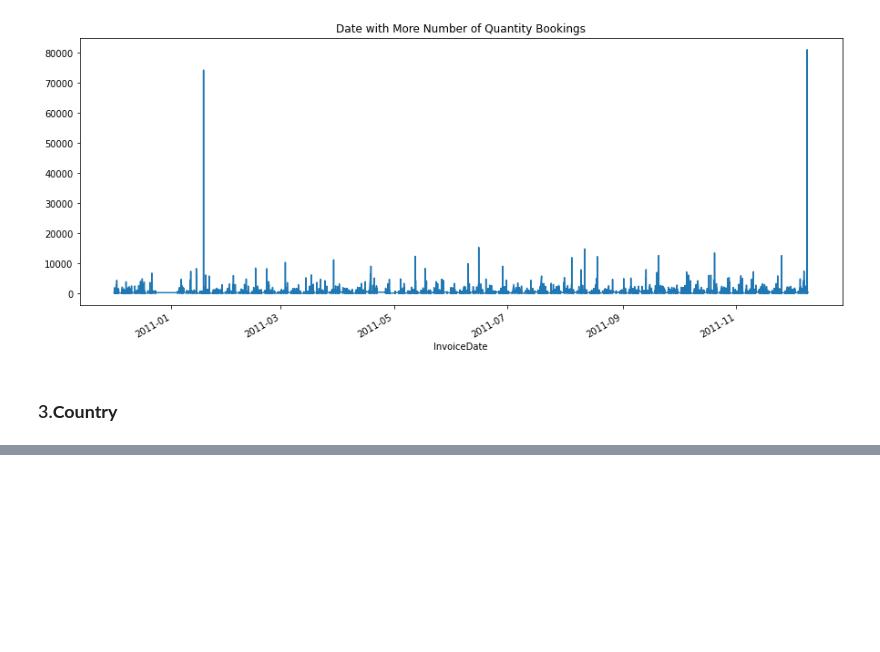
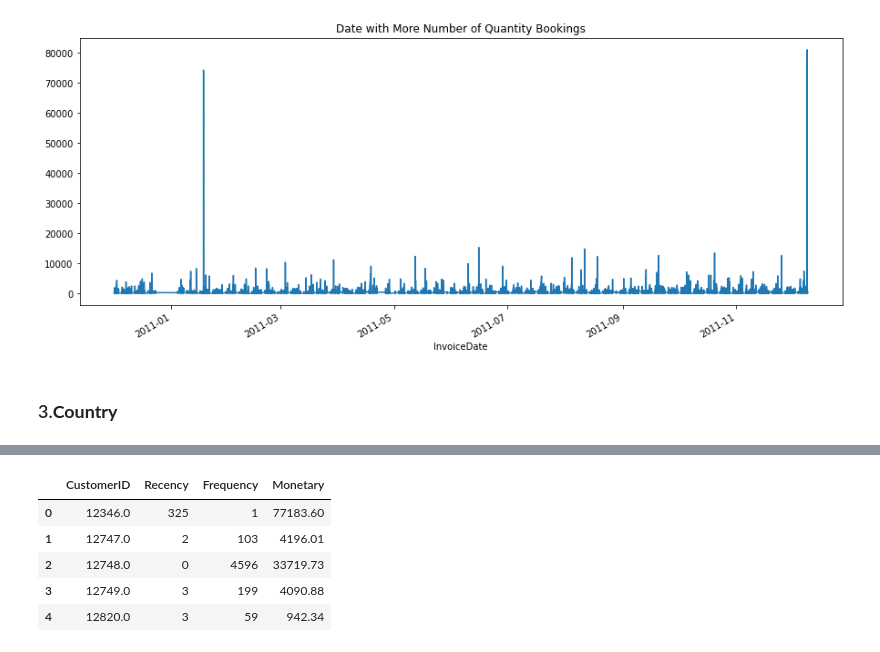
Before and after one commit to Deven876/Customer-Segmentation, a Jupyter notebook: Customer_Segmentation.ipynb, the cells around one changed output, grey strips where cells are left out. Saved outputs shown, nothing was run; the diff lists cells and outputs as text; code cells hidden in the pictures; blank space fills up the shorter version.

```diff
--- a/Customer_Segmentation.ipynb
+++ b/Customer_Segmentation.ipynb
@@ -211,0 +239,25 @@ plt.show()
+# %%
+import datetime as dt
+
+#Set Latest date 2011-12-10 as last invoice date was 2011-12-09. This is to calculate the number of days from recent purchase
+Latest_Date = dt.datetime(2011,12,10)
+
+#Create RFM Modelling scores for each customer
+RFMScores = data.groupby('CustomerID').agg({'InvoiceDate': lambda x: (Latest_Date - x.max()).days, 'InvoiceNo': lambda x: len(x), 'TotalAmount': lambda x: x.sum()})
+
+#Convert Invoice Date into type int
+RFMScores['InvoiceDate'] = RFMScores['InvoiceDate'].astype(int)
+
+#Rename column names to Recency, Frequency and Monetary
+RFMScores.rename(columns={'InvoiceDate': 'Recency',
+                         'InvoiceNo': 'Frequency',
+                         'TotalAmount': 'Monetary'}, inplace=True)
+
+RFMScores.reset_index().head()
+# %% [output]
+|  | CustomerID | Recency | Frequency | Monetary |
+| 0 | 12346.0 | 325 | 1 | 77183.60 |
+| 1 | 12747.0 | 2 | 103 | 4196.01 |
+| 2 | 12748.0 | 0 | 4596 | 33719.73 |
+| 3 | 12749.0 | 3 | 199 | 4090.88 |
+| 4 | 12820.0 | 3 | 59 | 942.34 |
```
Also changed, not shown: parts of 6 cells of this notebook.
